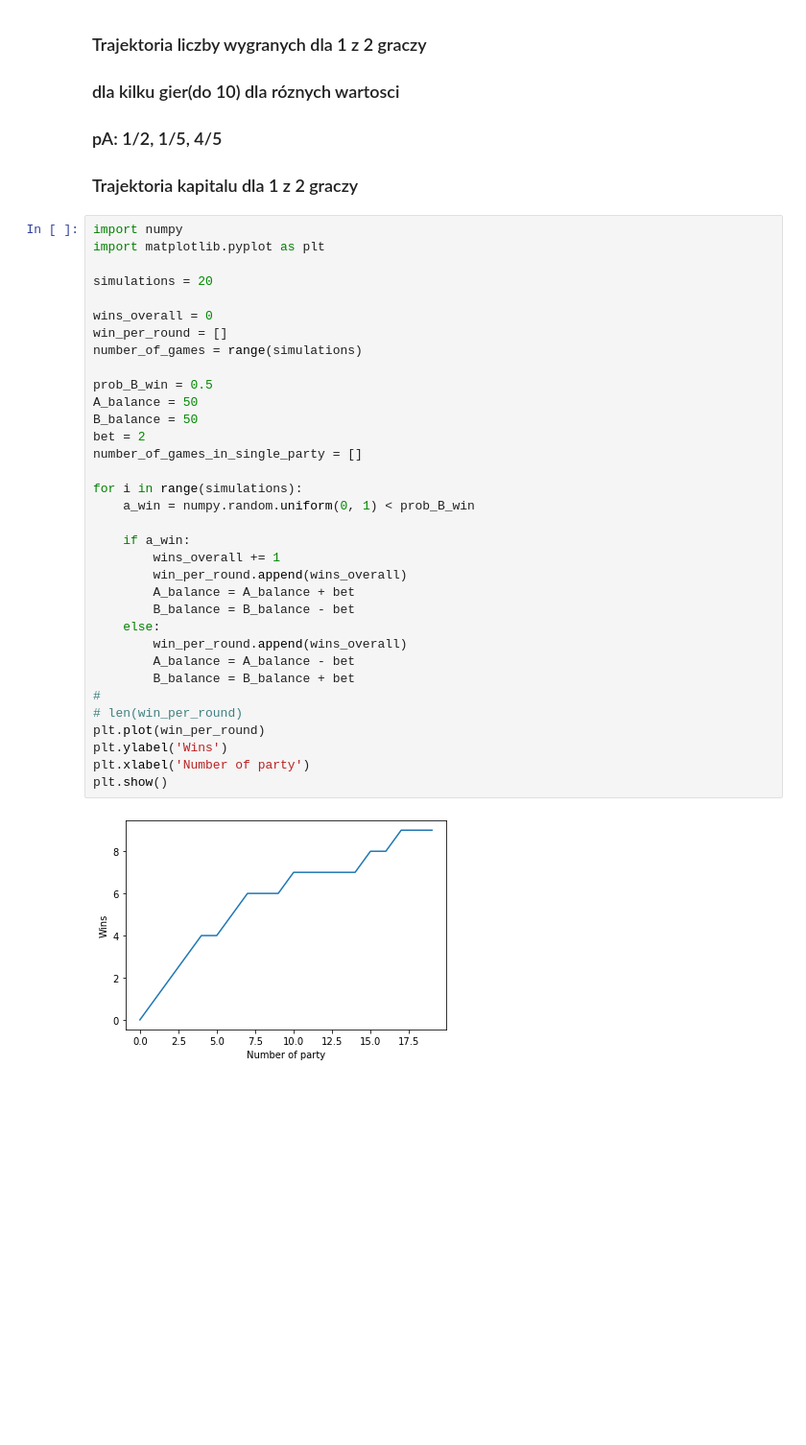
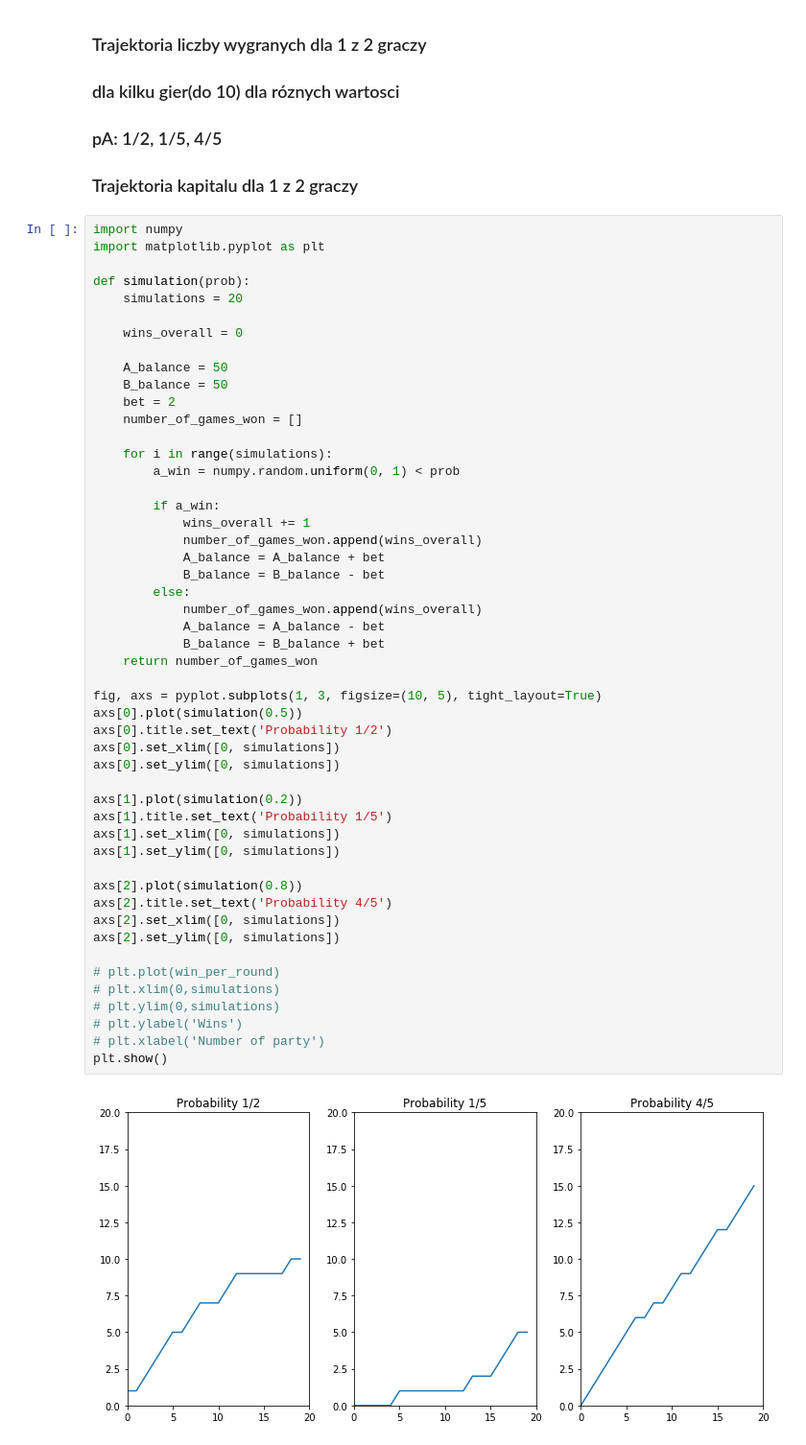
Before and after one commit to pajelonek/Statistical_Methods, a Jupyter notebook: Statystyka_1.ipynb, the cells around one changed output. Shown: that part at 96% size. Cells and saved outputs as stored; diff of their text form; blank space fills up the shorter version.

```diff
--- a/Statystyka_1.ipynb
+++ b/Statystyka_1.ipynb
@@ -151,36 +149,52 @@ Average number of games 622.0855
 # %%
 import numpy
 import matplotlib.pyplot as plt
 
-simulations = 20
+def simulation(prob):
+    simulations = 20
 
-wins_overall = 0
-win_per_round = []
-number_of_games = range(simulations)
+    wins_overall = 0
 
-prob_B_win = 0.5
-A_balance = 50
-B_balance = 50
-bet = 2
-number_of_games_in_single_party = []
+    A_balance = 50
+    B_balance = 50
+    bet = 2
+    number_of_games_won = []
 
-for i in range(simulations):
-    a_win = numpy.random.uniform(0, 1) < prob_B_win
+    for i in range(simulations):
+        a_win = numpy.random.uniform(0, 1) < prob
 
-    if a_win:
-        wins_overall += 1
-        win_per_round.append(wins_overall)
-        A_balance = A_balance + bet
-        B_balance = B_balance - bet
-    else:
-        win_per_round.append(wins_overall)
-        A_balance = A_balance - bet
-        B_balance = B_balance + bet
-#
-# len(win_per_round)
-plt.plot(win_per_round)
-plt.ylabel('Wins')
-plt.xlabel('Number of party')
+        if a_win:
+            wins_overall += 1
+            number_of_games_won.append(wins_overall)
+            A_balance = A_balance + bet
+            B_balance = B_balance - bet
+        else:
+            number_of_games_won.append(wins_overall)
+            A_balance = A_balance - bet
+            B_balance = B_balance + bet
+    return number_of_games_won
+
+fig, axs = pyplot.subplots(1, 3, figsize=(10, 5), tight_layout=True)
+axs[0].plot(simulation(0.5))
+axs[0].title.set_text('Probability 1/2')
+axs[0].set_xlim([0, simulations])
+axs[0].set_ylim([0, simulations])
+
+axs[1].plot(simulation(0.2))
+axs[1].title.set_text('Probability 1/5')
+axs[1].set_xlim([0, simulations])
+axs[1].set_ylim([0, simulations])
+
+axs[2].plot(simulation(0.8))
+axs[2].title.set_text('Probability 4/5')
+axs[2].set_xlim([0, simulations])
+axs[2].set_ylim([0, simulations])
+
+# plt.plot(win_per_round)
+# plt.xlim(0,simulations)
+# plt.ylim(0,simulations)
+# plt.ylabel('Wins')
+# plt.xlabel('Number of party')
 plt.show()
 # %% [output]
-[figure, old version]
+[figure, new version]
```
Also changed, not shown: parts of 5 cells of this notebook.
